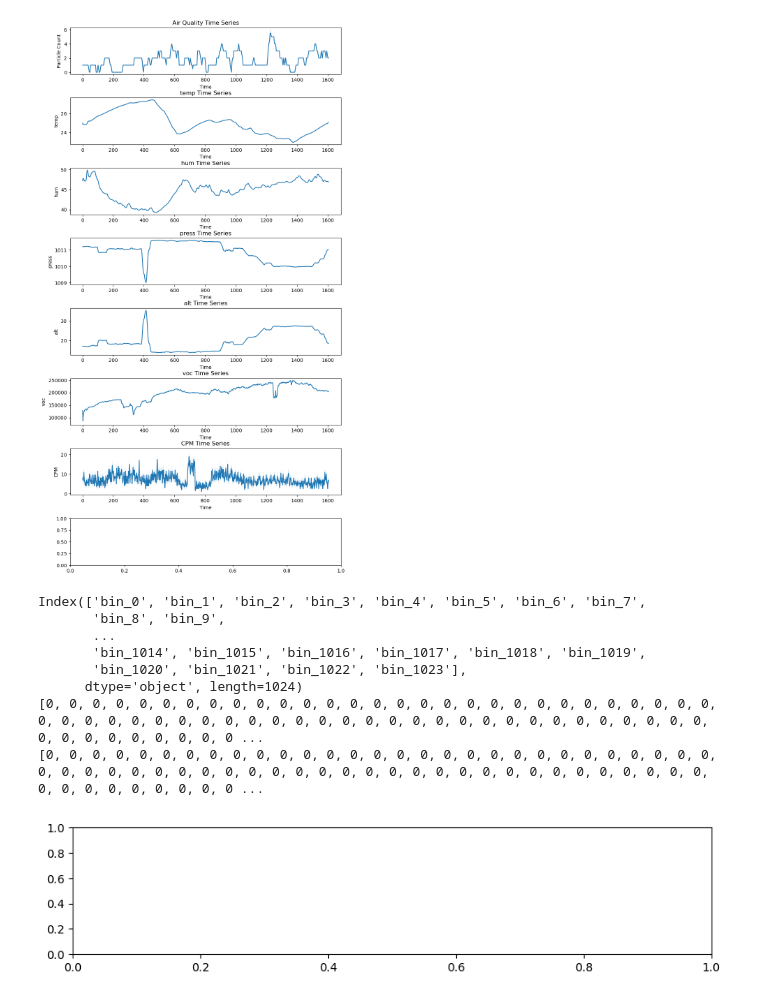
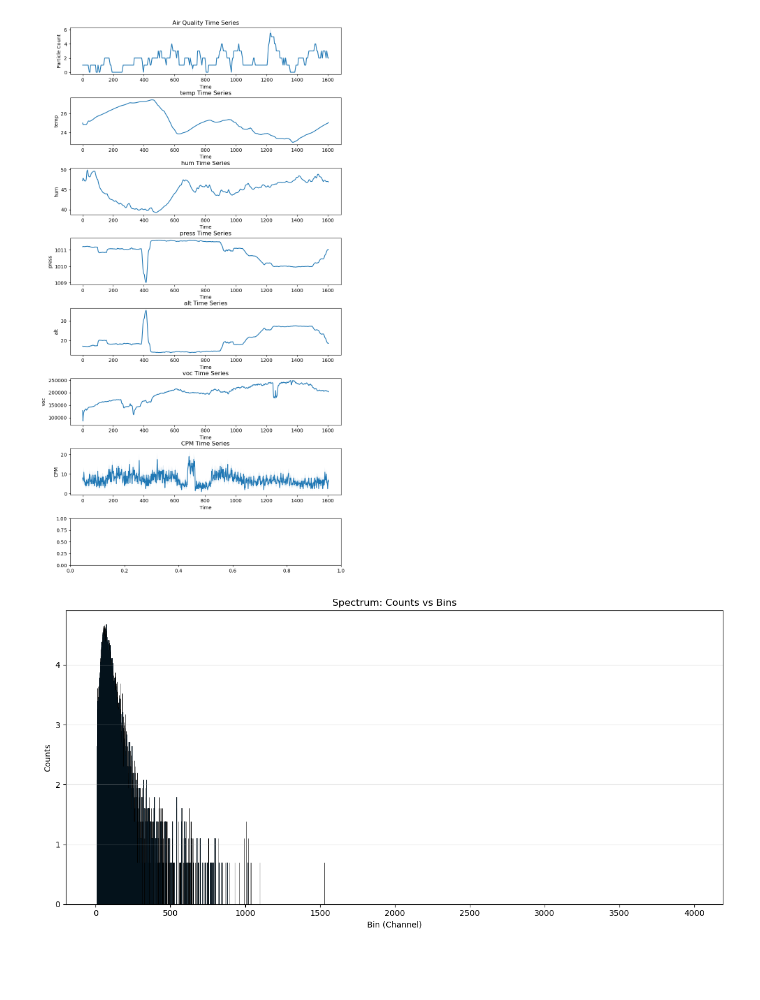
Before and after one commit to Emi-300/E11-Lab-Emilien-Alex, a Jupyter notebook: Lab_Week13.ipynb, the cells around one changed output. Drawn from its saved outputs; the diff is of its cells as text; code cells hidden in the pictures; blank space fills up the shorter version.

Commit message:
fixed spectrum graph

```diff
--- a/Lab_Week13.ipynb
+++ b/Lab_Week13.ipynb
@@ -99,40 +99,34 @@ ax[6].set_title('CPM Time Series')
 # %% [output]
 Text(0.5, 1.0, 'CPM Time Series')
 [figure]
-# %%
-
-fig, ax = plt.subplots(figsize=(10,2),nrows=1)
-plt.subplots_adjust(hspace=0.5)
-
-spectrum_data = pd.read_csv("data/2026-04-15_16-31-23/spectrum.csv")
-spectrum_data = spectrum_data.drop(columns=["timestamp"])
-
-print(spectrum_data.columns)
-
-bin = spectrum_data["bin_14"].tolist()
-
-print(bin)
-
-bins = spectrum_data.sum(axis=1).tolist()
-
-
-# bin_edges = np.linspace(0,len(bins),len(bins))
-
-# print(bins.shape)
-print(bins)
-
-# ax[0].bar(bin_edges,bins,width=1,align='edge')
-
-# ax[0].set_xlabel('Energy')
-# ax[0].set_ylabel('Counts')
-# ax[0].set_title('Energy Spectrum')
-# %% [output]
-Index(['bin_0', 'bin_1', 'bin_2', 'bin_3', 'bin_4', 'bin_5', 'bin_6', 'bin_7',
-       'bin_8', 'bin_9',
-       ...
-       'bin_1014', 'bin_1015', 'bin_1016', 'bin_1017', 'bin_1018', 'bin_1019',
-       'bin_1020', 'bin_1021', 'bin_1022', 'bin_1023'],
-      dtype='object', length=1024)
-[0, 0, 0, 0, 0, 0, 0, 0, 0, 0, 0, 0, 0, 0, 0, 0, 0, 0, 0, 0, 0, 0, 0, 0, 0, 0, 0, 0, 0, 0, 0, 0, 0, 0, 0, 0, 0, 0, 0, 0, 0, 0, 0, 0, 0, 0, 0, 0, 0, 0, 0, 0, 0, 0, 0, 0, 0, 0, 0, 0, 0, 0, 0, 0, 0, 0, 0 ...
-[0, 0, 0, 0, 0, 0, 0, 0, 0, 0, 0, 0, 0, 0, 0, 0, 0, 0, 0, 0, 0, 0, 0, 0, 0, 0, 0, 0, 0, 0, 0, 0, 0, 0, 0, 0, 0, 0, 0, 0, 0, 0, 0, 0, 0, 0, 0, 0, 0, 0, 0, 0, 0, 0, 0, 0, 0, 0, 0, 0, 0, 0, 0, 0, 0, 0, 0 ...
-[figure, removed]
+# %%
+spectrum_data = pd.read_csv("data/2026-04-15_16-31-23/spectrum.csv", skiprows=[0], header = None)
+#spectrum_data = pd.read_csv("data/calibrationdata/2026-04-22_15-48-56/spectrum.csv", skiprows=[0], header = None)
+
+
+#print(spectrum_data)
+# Remove timestamp column and get bin data
+
+spectrum_data = spectrum_data.drop(columns=[0])
+
+spectrum_counts = spectrum_data.to_numpy().transpose()
+
+spectrum_counts = np.sum(spectrum_counts,axis=1)
+
+#log spectrum
+spectrum_counts = np.log(spectrum_counts)
+
+#print(spectrum_counts)
+bins = np.arange(1, spectrum_counts.shape[0]+1)
+
+# Plot counts vs bins
+plt.figure(figsize=(12, 6))
+plt.bar(bins, spectrum_counts, width=1, align='edge', edgecolor='black', linewidth=0.5)
+plt.xlabel('Bin (Channel)')
+plt.ylabel('Counts')
+plt.title('Spectrum: Counts vs Bins')
+plt.grid(axis='y', alpha=0.3)
+plt.tight_layout()
+plt.show()
+# %% [output]
+[figure, added]
```
Also changed, not shown: 1 other file.
